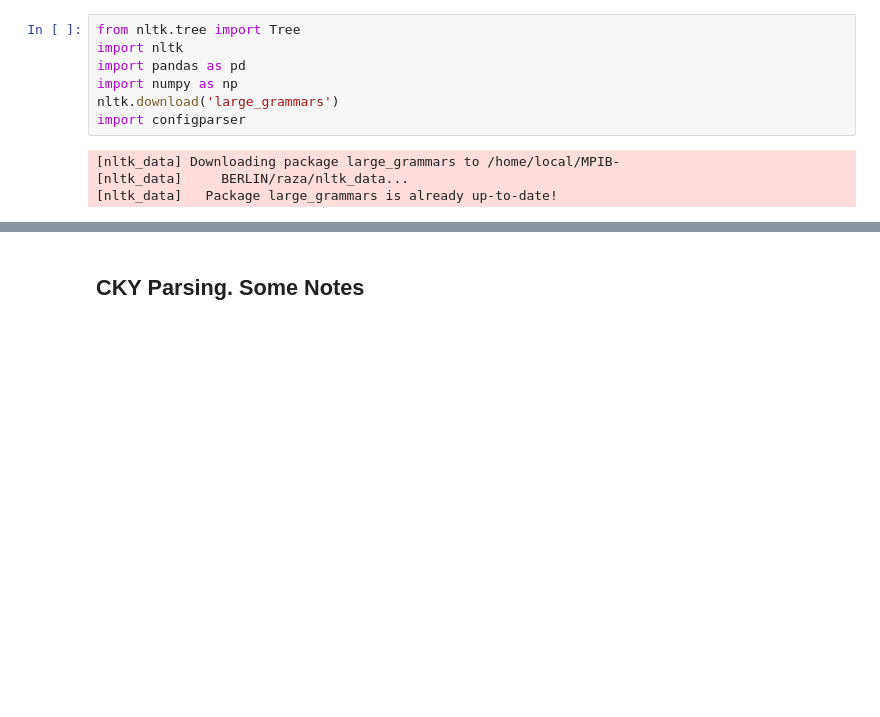
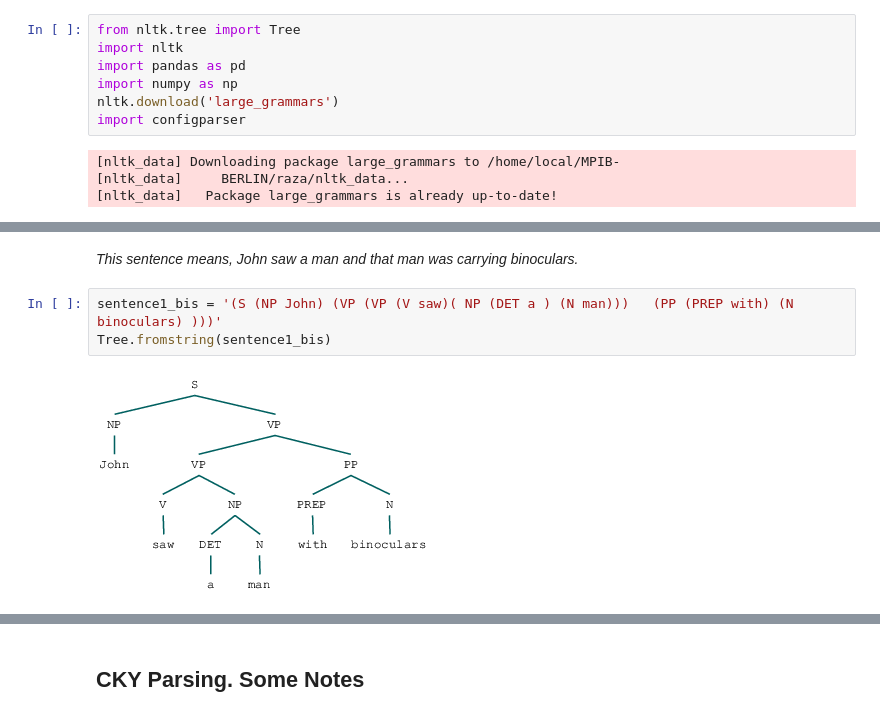
Before and after one commit to razaali0123/NLP_Projects, a Jupyter notebook: anlp2020-assignment4.ipynb, the cells around one changed output, grey strips where cells are left out. Saved outputs shown, nothing was run; the diff lists cells and outputs as text; blank space fills up the shorter version.

```diff
--- a/anlp2020-assignment4.ipynb
+++ b/anlp2020-assignment4.ipynb
@@ -41,0 +43,7 @@ Tree.fromstring('(S (NP (She)) (VP (ran)))')
+# %% [markdown]
+*This sentence means, John saw a man and that man was carrying binoculars.*
+# %%
+sentence1_bis = '(S (NP John) (VP (VP (V saw)( NP (DET a ) (N man)))   (PP (PREP with) (N binoculars) )))'
+Tree.fromstring(sentence1_bis)
+# %% [output]
+[figure, added]
```
Also changed, not shown: parts of 56 cells of this notebook.
